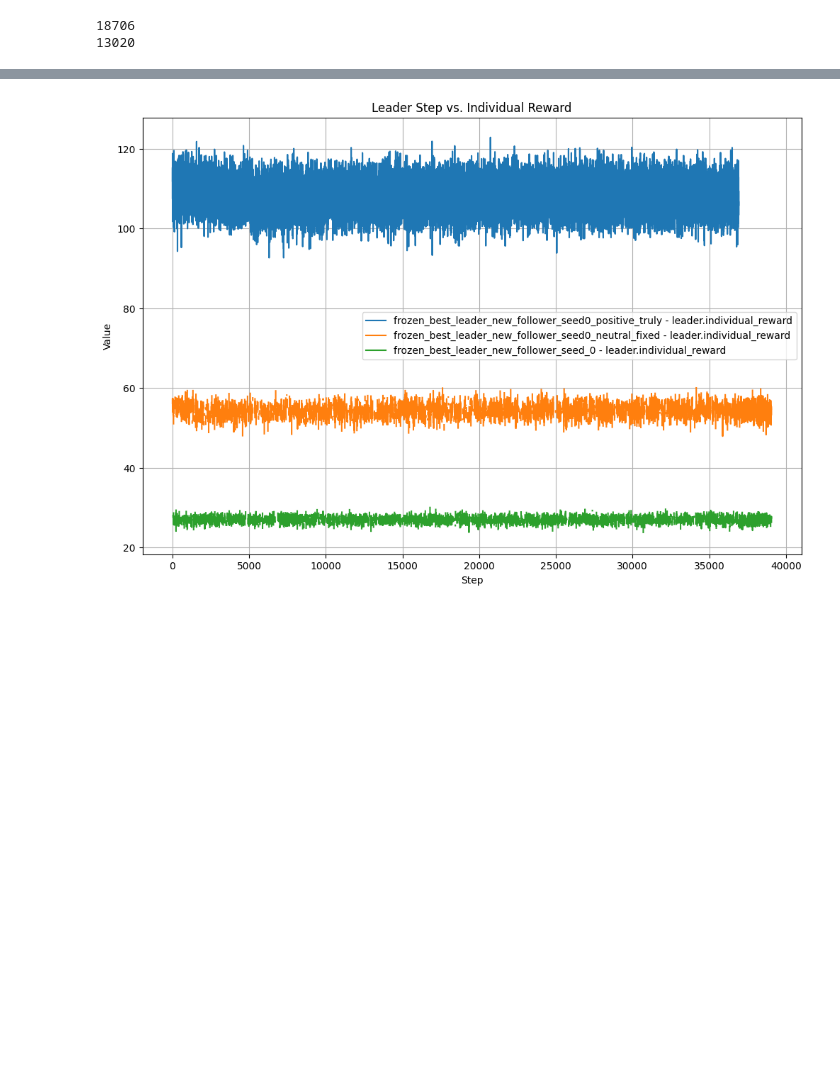
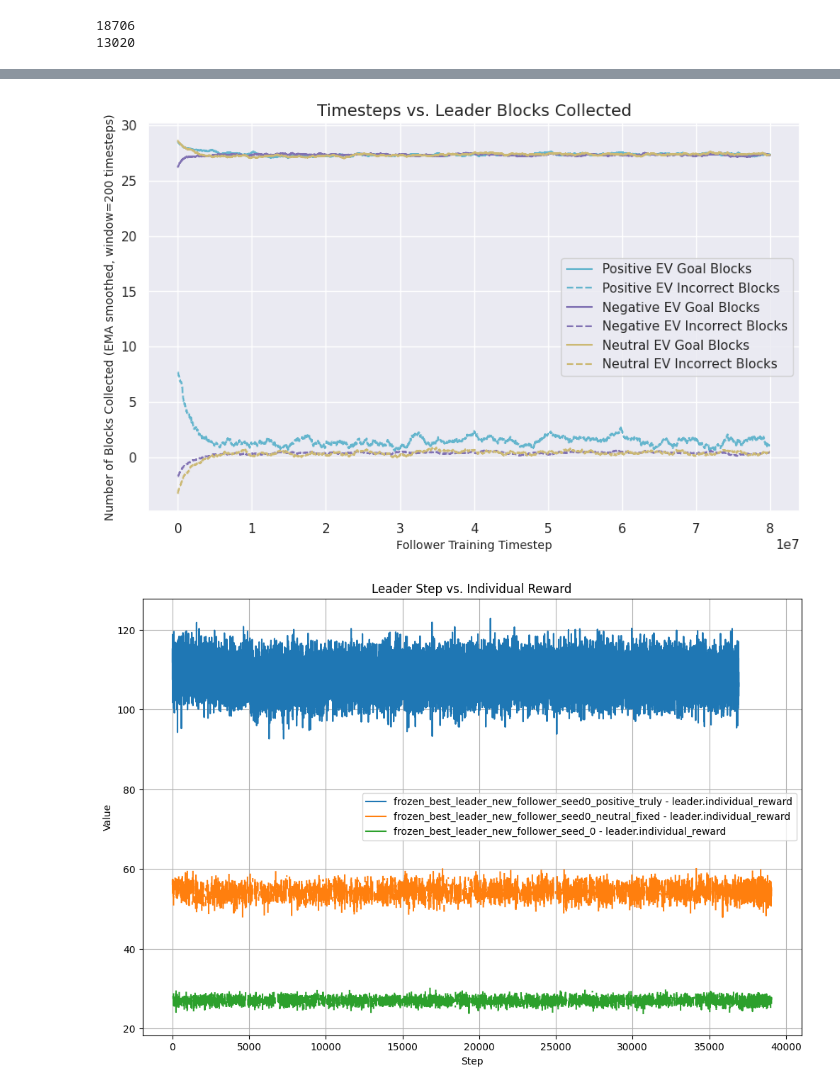
Before and after one commit to andreyrisukhin/HelpTheHuman, a Jupyter notebook: vis_wandb.ipynb, the cells around one changed output, grey strips where cells are left out. Saved outputs shown, nothing was run; the diff lists cells and outputs as text; code cells hidden in the pictures; blank space fills up the shorter version.

```diff
--- a/vis_wandb.ipynb
+++ b/vis_wandb.ipynb
@@ -187,3 +216,25 @@ plt.show()
+# %%
+# Plot the data
+plt.figure(figsize=(10, 6))
+span = 200  # You can adjust the span as needed
+
+plt.plot(df['timesteps'], df['positiveEV_leader_goalblocks'].ewm(span=span, adjust=False).mean(), 'c-', label='Positive EV Goal Blocks')
+plt.plot(df['timesteps'], df['positiveEV_leader_nongoalblocks'].ewm(span=span, adjust=False).mean(), 'c--', label='Positive EV Incorrect Blocks')
+
+plt.plot(df['timesteps'], df['negativeEV_leader_goalblocks'].ewm(span=span, adjust=False).mean(), 'm-', label='Negative EV Goal Blocks')
+plt.plot(df['timesteps'], df['negativeEV_leader_nongoalblocks'].ewm(span=span, adjust=False).mean(), 'm--', label='Negative EV Incorrect Blocks')
+
+plt.plot(df['timesteps'], df['neutralEV_leader_goalblocks'].ewm(span=span, adjust=False).mean(), 'y-', label='Neutral EV Goal Blocks')
+plt.plot(df['timesteps'], df['neutralEV_leader_nongoalblocks'].ewm(span=span, adjust=False).mean(), 'y--', label='Neutral EV Incorrect Blocks')
+
+plt.xlabel('Follower Training Timestep', fontsize=10)
+plt.ylabel('Number of Blocks Collected (EMA smoothed, window=200 timesteps)', fontsize=10)
+plt.title('Timesteps vs. Leader Blocks Collected', fontsize=14)
+plt.legend()
+plt.grid(True)
+plt.show()
+# %% [output]
+[figure, added]
 # %%
 # Extract columns without MAX and MIN
 columns_to_plot = [col for col in df.columns if '__MAX' not in col and '__MIN' not in col and col != 'Step']
```
Also changed, not shown: parts of 2 cells of this notebook.
